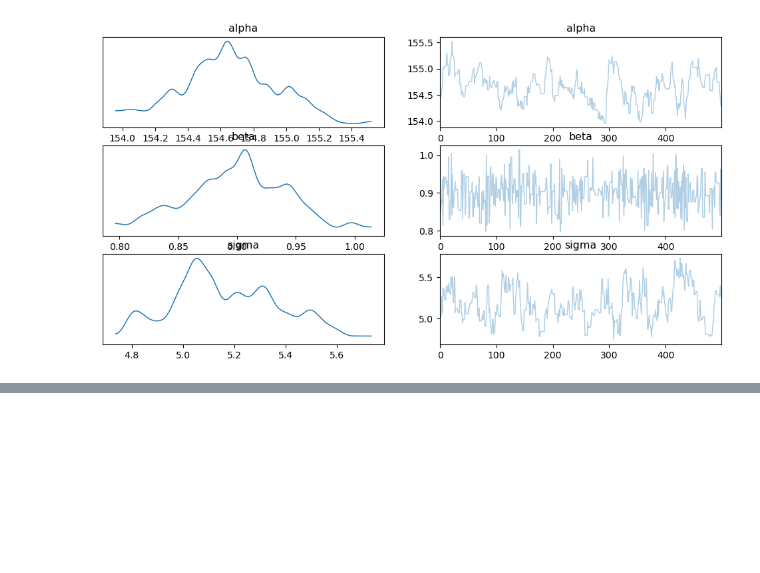
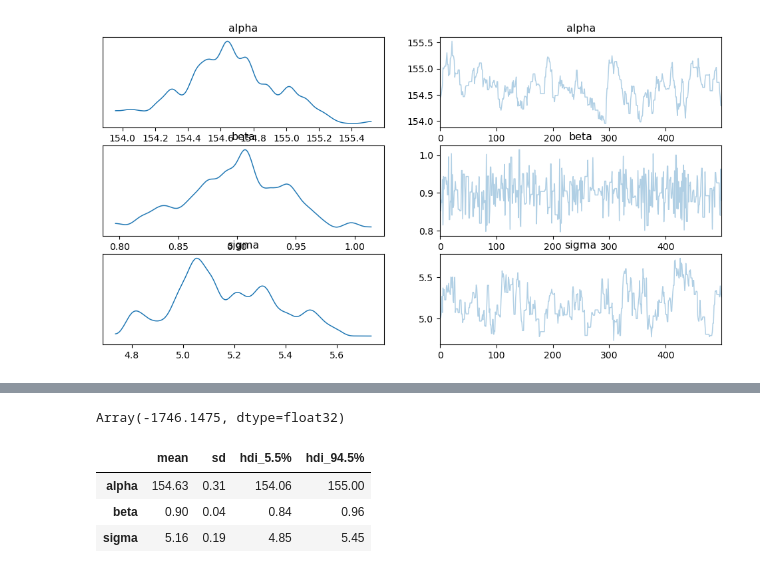
Before and after one commit to qpsy/rethinking-tfp2, a Jupyter notebook: 04_geocentric_models2.ipynb, the cells around one changed output, grey strips where cells are left out. Drawn from its saved outputs; the diff is of its cells as text; code cells hidden in the pictures; blank space fills up the shorter version.

```diff
--- a/04_geocentric_models2.ipynb
+++ b/04_geocentric_models2.ipynb
@@ -933,0 +939,4 @@ jd_43 = tfd.JointDistributionCoroutineAutoBatched(m43)
+# %%
+target_log_prob_43(init_state[0], init_state[1], init_state[2])
+# %% [output]
+Array(-1746.1475, dtype=float32)
@@ -933,0 +969,8 @@ jd_43 = tfd.JointDistributionCoroutineAutoBatched(m43)
+# %%
+# stats for all chains
+az.summary(states_43_dict, round_to=2, kind="stats", hdi_prob=0.89)
+# %% [output]
+|  | mean | sd | hdi_5.5% | hdi_94.5% |
+| alpha | 154.63 | 0.31 | 154.06 | 155.00 |
+| beta | 0.90 | 0.04 | 0.84 | 0.96 |
+| sigma | 5.16 | 0.19 | 4.85 | 5.45 |
```
Also changed, not shown: parts of 20 cells of this notebook.
